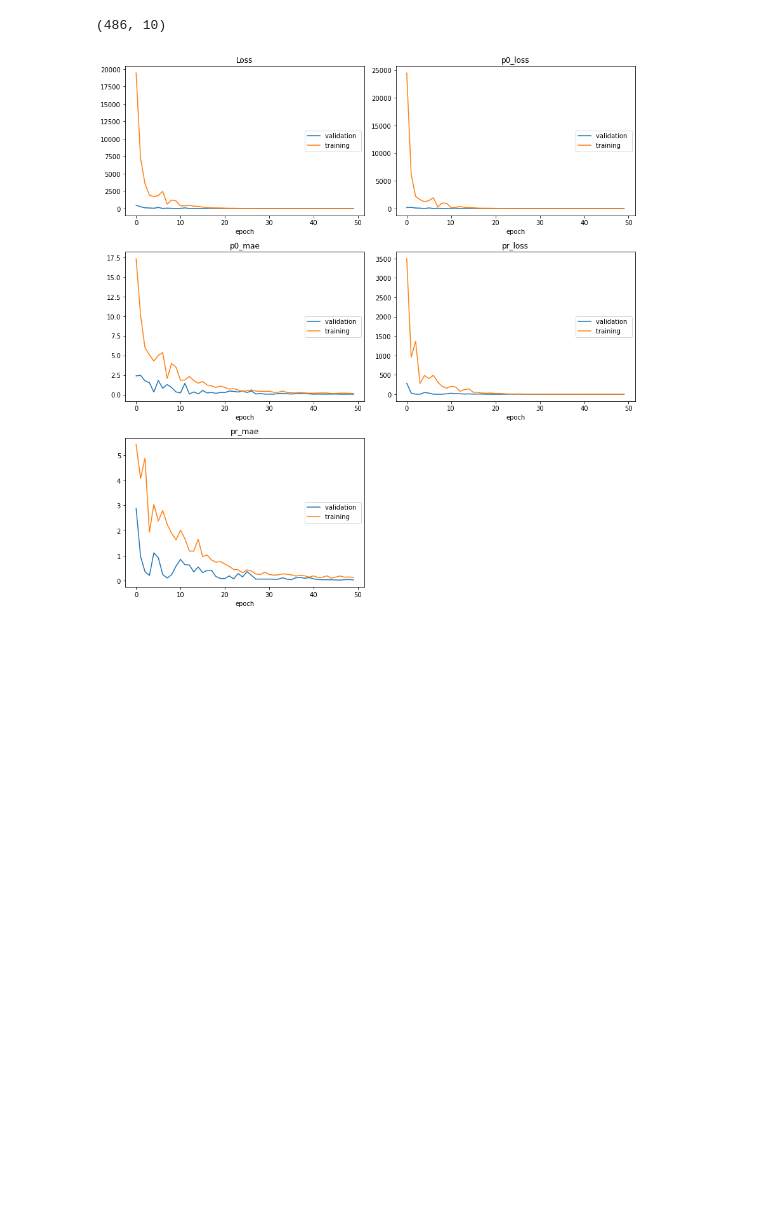
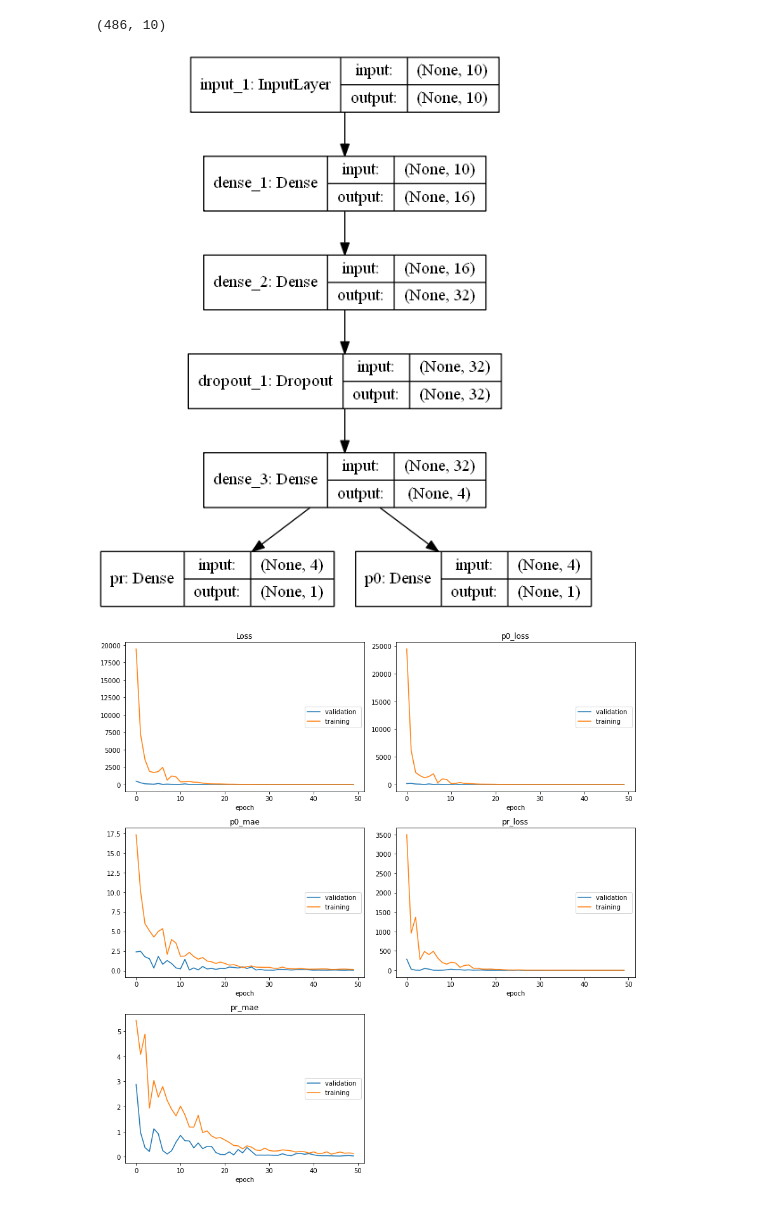
Before and after one commit to thatdanish/IEEE-AP-MTT-Report-Project, a Jupyter notebook: antenna_design.ipynb, the cells around one changed output. Drawn from its saved outputs; the diff is of its cells as text; code cells hidden in the pictures; blank space fills up the shorter version.

```diff
--- a/antenna_design.ipynb
+++ b/antenna_design.ipynb
@@ -114,14 +116,17 @@ from livelossplot import PlotLossesKeras
 # %%
 input_layer = Input(shape=(10,))
 x = Dense(16,activation='relu')(input_layer)
 x = Dense(32,activation='relu')(x)
 x = Dropout(0.4)(x)
 bottle_neck = Dense(4)(x)
 out_pr = Dense(1,activation='linear',name='pr')(bottle_neck)
 out_p0 = Dense(1,activation='linear',name='p0')(bottle_neck)
 
 model = Model(inputs=input_layer,outputs=[out_pr,out_p0])
 model.compile(optimizer='adam',loss={'pr':'mse','p0':'mse'},metrics={'pr':'mae','p0':'mae'})
+plot_model(model,to_file='model_plot.png',show_shapes=True,show_layer_names=True)
+# %% [output]
+[figure, added]
 # %%
 h = model.fit(x_train,[y_train_pr,y_train_p0],
                 validation_data=(x_val,[y_val_pr,y_val_p0]),
```
Also changed, not shown: parts of 2 cells of this notebook, 4 other files.
